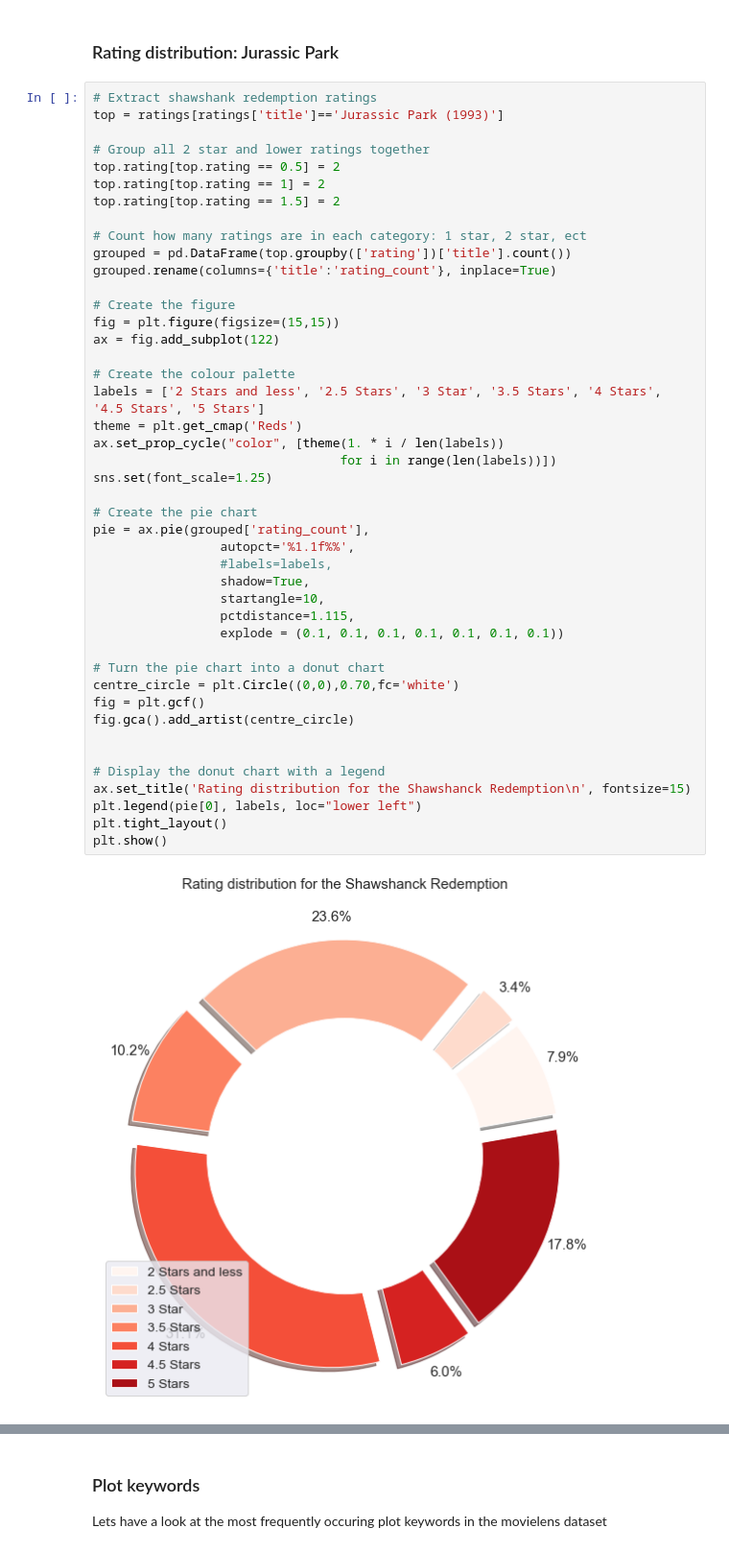
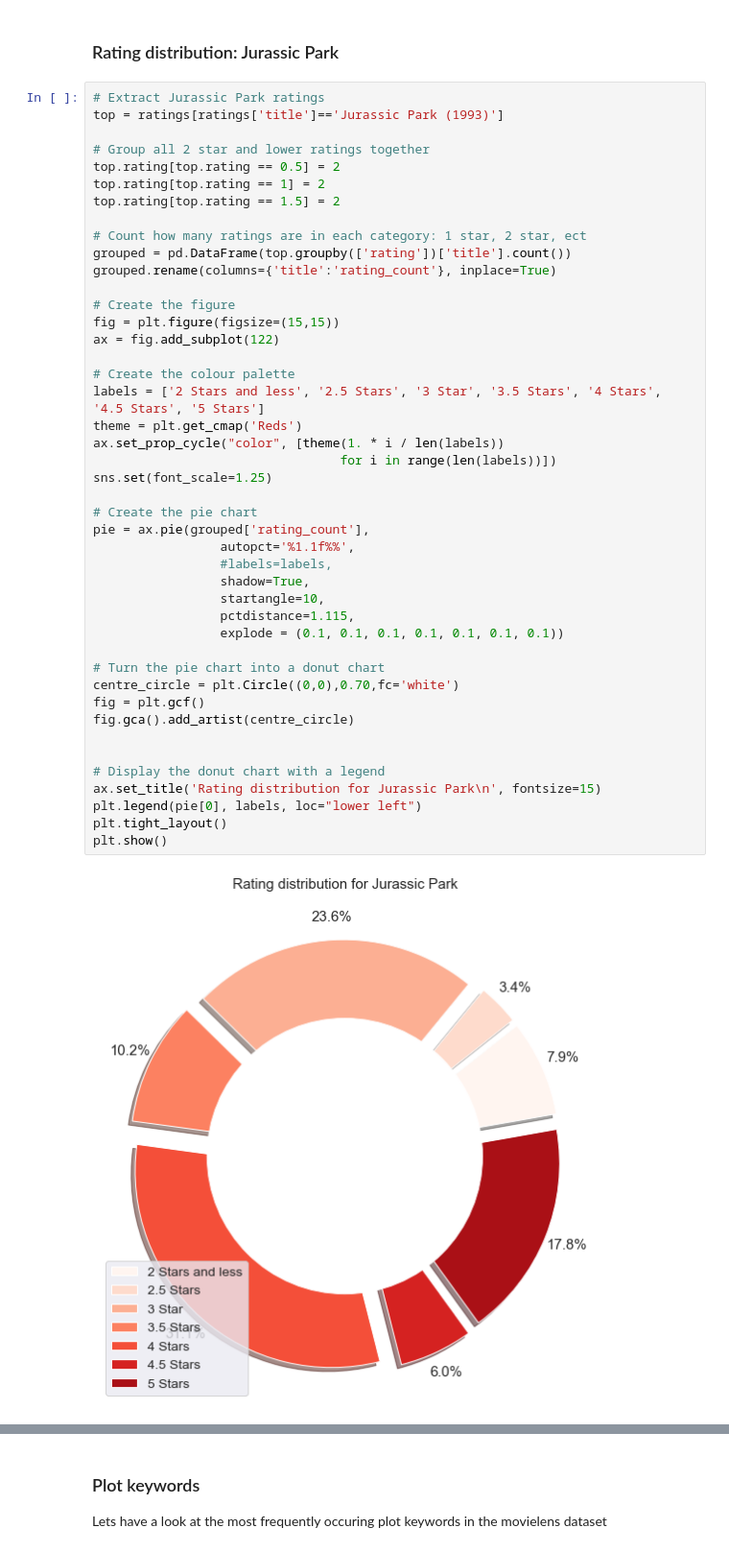
Before and after one commit to MaureenMbugua/Unsupervised-Predict-Team-ES2, a Jupyter notebook: base_model_1.ipynb, the cells around one changed output, grey strips where cells are left out. Shown at 96% size. Saved outputs shown, nothing was run; the diff lists cells and outputs as text.

```diff
--- a/base_model_1.ipynb
+++ b/base_model_1.ipynb
@@ -321,7 +844,7 @@ Observations:
 # %% [markdown]
 ### Rating distribution: Jurassic Park
 # %%
-# Extract shawshank redemption ratings
+# Extract Jurassic Park ratings
 top = ratings[ratings['title']=='Jurassic Park (1993)']
 
 # Group all 2 star and lower ratings together
@@ -337,32 +860,32 @@ grouped.rename(columns={'title':'rating_count'}, inplace=True)
 fig = plt.figure(figsize=(15,15))
 ax = fig.add_subplot(122)
 
 # Create the colour palette
 labels = ['2 Stars and less', '2.5 Stars', '3 Star', '3.5 Stars', '4 Stars', '4.5 Stars', '5 Stars']
 theme = plt.get_cmap('Reds')
 ax.set_prop_cycle("color", [theme(1. * i / len(labels))
                                  for i in range(len(labels))])
 sns.set(font_scale=1.25)
 
 # Create the pie chart
 pie = ax.pie(grouped['rating_count'],
                  autopct='%1.1f%%',
                  #labels=labels,
                  shadow=True,
                  startangle=10,
                  pctdistance=1.115,
                  explode = (0.1, 0.1, 0.1, 0.1, 0.1, 0.1, 0.1))
 
 # Turn the pie chart into a donut chart
 centre_circle = plt.Circle((0,0),0.70,fc='white')
 fig = plt.gcf()
 fig.gca().add_artist(centre_circle)
 
 
 # Display the donut chart with a legend
-ax.set_title('Rating distribution for the Shawshanck Redemption\n', fontsize=15)
+ax.set_title('Rating distribution for Jurassic Park\n', fontsize=15)
 plt.legend(pie[0], labels, loc="lower left")
 plt.tight_layout()
 plt.show()
 # %% [output]
-[figure, old version]
+[figure, new version]
```
Also changed, not shown: parts of 216 cells of this notebook.
